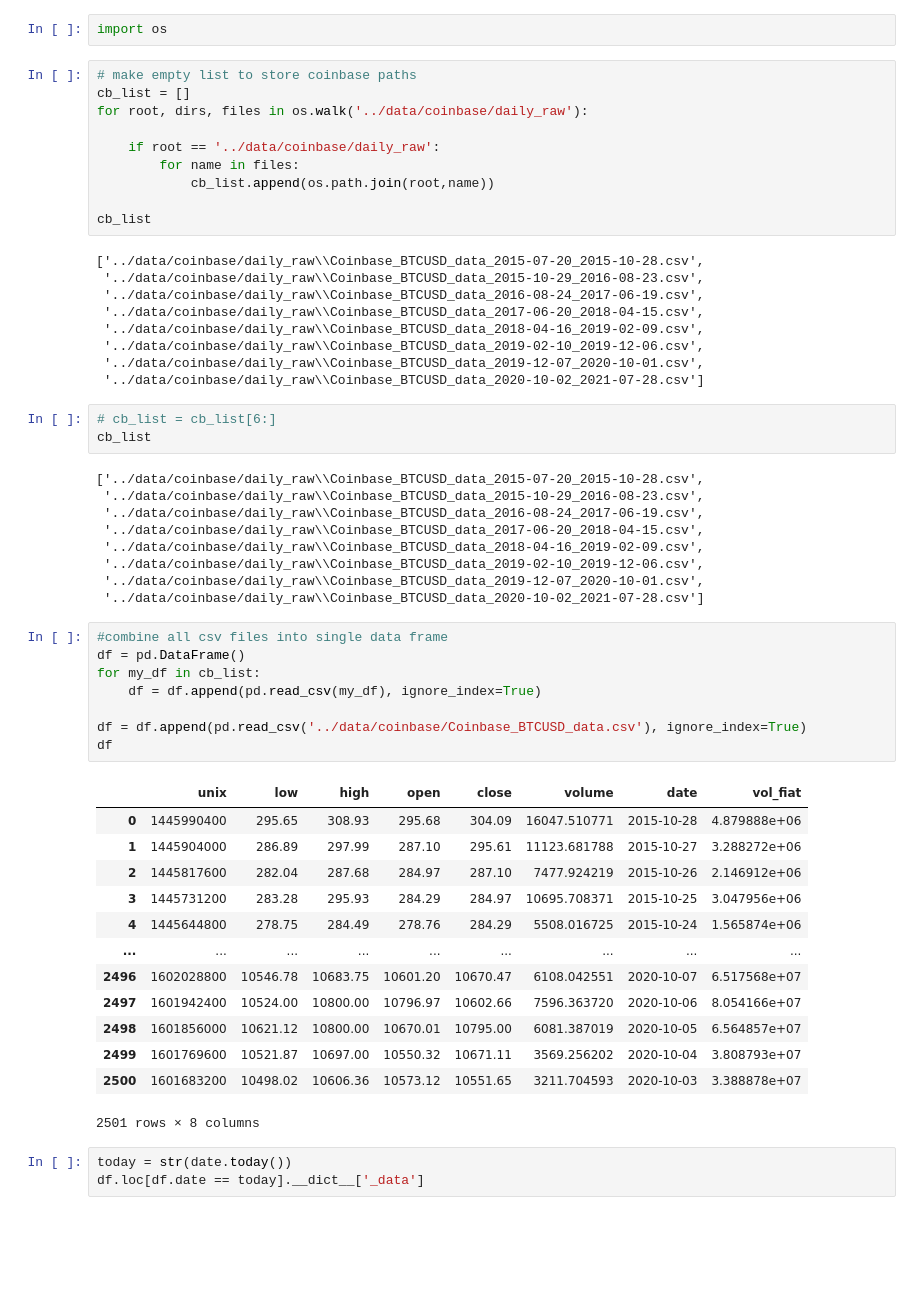
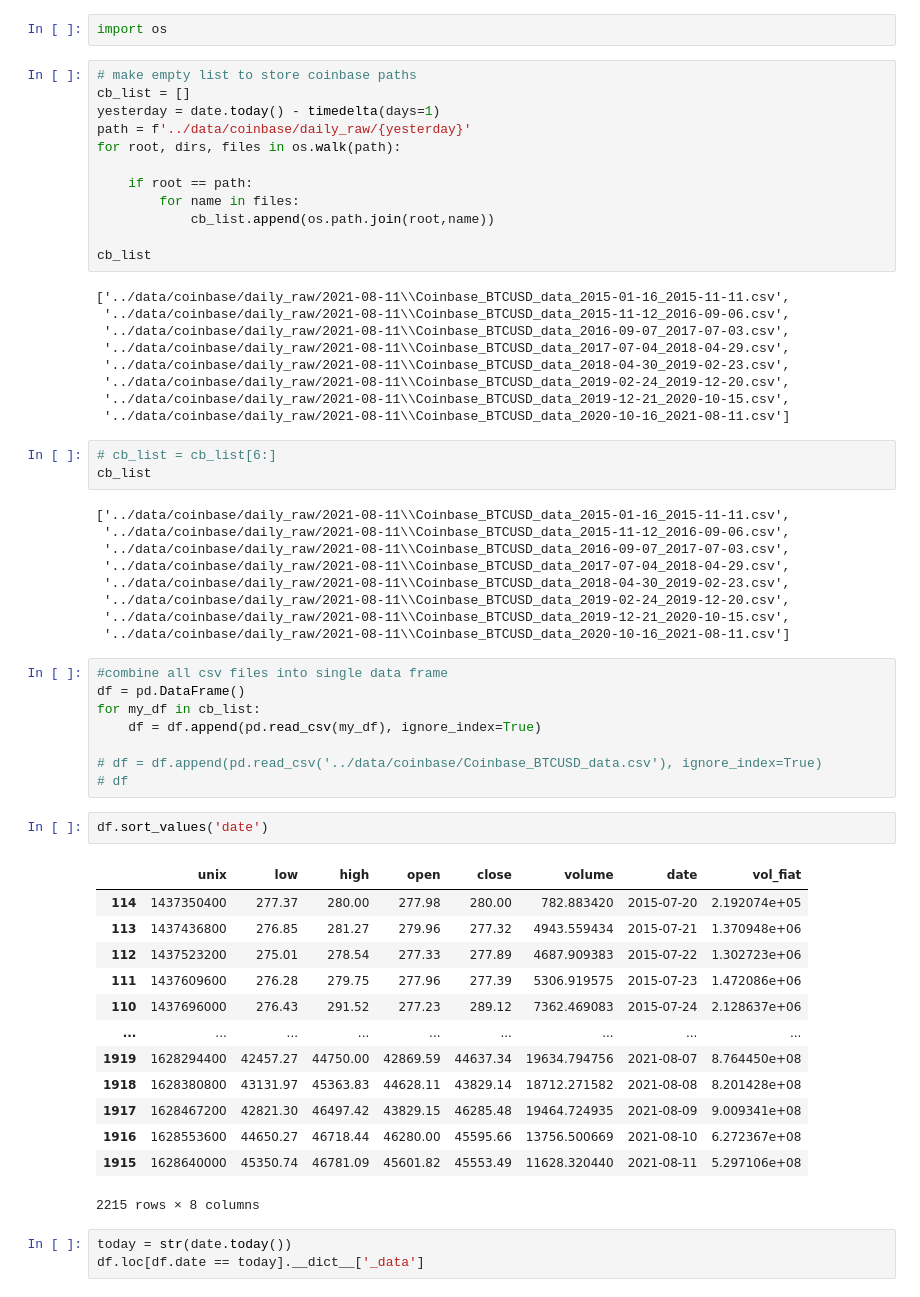
Before and after one commit to samjdedes/time_series_analysis, a Jupyter notebook: notebooks/get_data.ipynb, the cells around one changed output. Cells and saved outputs as stored; diff of their text form; blank space fills up the shorter version.

Commit message:
Fix df/csv approach of joining data

```diff
--- a/notebooks/get_data.ipynb
+++ b/notebooks/get_data.ipynb
@@ -321,56 +340,60 @@ import os
 # %%
 # make empty list to store coinbase paths
 cb_list = []
-for root, dirs, files in os.walk('../data/coinbase/daily_raw'):
+yesterday = date.today() - timedelta(days=1)
+path = f'../data/coinbase/daily_raw/{yesterday}'
+for root, dirs, files in os.walk(path):
 
-    if root == '../data/coinbase/daily_raw':
+    if root == path:
         for name in files:
             cb_list.append(os.path.join(root,name))
 
 cb_list
 # %% [output]
-['../data/coinbase/daily_raw\\Coinbase_BTCUSD_data_2015-07-20_2015-10-28.csv',
- '../data/coinbase/daily_raw\\Coinbase_BTCUSD_data_2015-10-29_2016-08-23.csv',
- '../data/coinbase/daily_raw\\Coinbase_BTCUSD_data_2016-08-24_2017-06-19.csv',
- '../data/coinbase/daily_raw\\Coinbase_BTCUSD_data_2017-06-20_2018-04-15.csv',
- '../data/coinbase/daily_raw\\Coinbase_BTCUSD_data_2018-04-16_2019-02-09.csv',
- '../data/coinbase/daily_raw\\Coinbase_BTCUSD_data_2019-02-10_2019-12-06.csv',
- '../data/coinbase/daily_raw\\Coinbase_BTCUSD_data_2019-12-07_2020-10-01.csv',
- '../data/coinbase/daily_raw\\Coinbase_BTCUSD_data_2020-10-02_2021-07-28.csv']
+['../data/coinbase/daily_raw/2021-08-11\\Coinbase_BTCUSD_data_2015-01-16_2015-11-11.csv',
+ '../data/coinbase/daily_raw/2021-08-11\\Coinbase_BTCUSD_data_2015-11-12_2016-09-06.csv',
+ '../data/coinbase/daily_raw/2021-08-11\\Coinbase_BTCUSD_data_2016-09-07_2017-07-03.csv',
+ '../data/coinbase/daily_raw/2021-08-11\\Coinbase_BTCUSD_data_2017-07-04_2018-04-29.csv',
+ '../data/coinbase/daily_raw/2021-08-11\\Coinbase_BTCUSD_data_2018-04-30_2019-02-23.csv',
+ '../data/coinbase/daily_raw/2021-08-11\\Coinbase_BTCUSD_data_2019-02-24_2019-12-20.csv',
+ '../data/coinbase/daily_raw/2021-08-11\\Coinbase_BTCUSD_data_2019-12-21_2020-10-15.csv',
+ '../data/coinbase/daily_raw/2021-08-11\\Coinbase_BTCUSD_data_2020-10-16_2021-08-11.csv']
 # %%
 # cb_list = cb_list[6:]
 cb_list
 # %% [output]
-['../data/coinbase/daily_raw\\Coinbase_BTCUSD_data_2015-07-20_2015-10-28.csv',
- '../data/coinbase/daily_raw\\Coinbase_BTCUSD_data_2015-10-29_2016-08-23.csv',
- '../data/coinbase/daily_raw\\Coinbase_BTCUSD_data_2016-08-24_2017-06-19.csv',
- '../data/coinbase/daily_raw\\Coinbase_BTCUSD_data_2017-06-20_2018-04-15.csv',
- '../data/coinbase/daily_raw\\Coinbase_BTCUSD_data_2018-04-16_2019-02-09.csv',
- '../data/coinbase/daily_raw\\Coinbase_BTCUSD_data_2019-02-10_2019-12-06.csv',
- '../data/coinbase/daily_raw\\Coinbase_BTCUSD_data_2019-12-07_2020-10-01.csv',
- '../data/coinbase/daily_raw\\Coinbase_BTCUSD_data_2020-10-02_2021-07-28.csv']
+['../data/coinbase/daily_raw/2021-08-11\\Coinbase_BTCUSD_data_2015-01-16_2015-11-11.csv',
+ '../data/coinbase/daily_raw/2021-08-11\\Coinbase_BTCUSD_data_2015-11-12_2016-09-06.csv',
+ '../data/coinbase/daily_raw/2021-08-11\\Coinbase_BTCUSD_data_2016-09-07_2017-07-03.csv',
+ '../data/coinbase/daily_raw/2021-08-11\\Coinbase_BTCUSD_data_2017-07-04_2018-04-29.csv',
+ '../data/coinbase/daily_raw/2021-08-11\\Coinbase_BTCUSD_data_2018-04-30_2019-02-23.csv',
+ '../data/coinbase/daily_raw/2021-08-11\\Coinbase_BTCUSD_data_2019-02-24_2019-12-20.csv',
+ '../data/coinbase/daily_raw/2021-08-11\\Coinbase_BTCUSD_data_2019-12-21_2020-10-15.csv',
+ '../data/coinbase/daily_raw/2021-08-11\\Coinbase_BTCUSD_data_2020-10-16_2021-08-11.csv']
 # %%
 #combine all csv files into single data frame
 df = pd.DataFrame()
 for my_df in cb_list:
     df = df.append(pd.read_csv(my_df), ignore_index=True)
 
-df = df.append(pd.read_csv('../data/coinbase/Coinbase_BTCUSD_data.csv'), ignore_index=True)
-df
+# df = df.append(pd.read_csv('../data/coinbase/Coinbase_BTCUSD_data.csv'), ignore_index=True)
+# df
-# %% [output]
-|  | unix | low | high | open | close | volume | date | vol_fiat |
-| 0 | 1445990400 | 295.65 | 308.93 | 295.68 | 304.09 | 16047.510771 | 2015-10-28 | 4.879888e+06 |
-| 1 | 1445904000 | 286.89 | 297.99 | 287.10 | 295.61 | 11123.681788 | 2015-10-27 | 3.288272e+06 |
-| 2 | 1445817600 | 282.04 | 287.68 | 284.97 | 287.10 | 7477.924219 | 2015-10-26 | 2.146912e+06 |
-| 3 | 1445731200 | 283.28 | 295.93 | 284.29 | 284.97 | 10695.708371 | 2015-10-25 | 3.047956e+06 |
-| 4 | 1445644800 | 278.75 | 284.49 | 278.76 | 284.29 | 5508.016725 | 2015-10-24 | 1.565874e+06 |
-| ... | ... | ... | ... | ... | ... | ... | ... | ... |
-| 2496 | 1602028800 | 10546.78 | 10683.75 | 10601.20 | 10670.47 | 6108.042551 | 2020-10-07 | 6.517568e+07 |
-| 2497 | 1601942400 | 10524.00 | 10800.00 | 10796.97 | 10602.66 | 7596.363720 | 2020-10-06 | 8.054166e+07 |
-| 2498 | 1601856000 | 10621.12 | 10800.00 | 10670.01 | 10795.00 | 6081.387019 | 2020-10-05 | 6.564857e+07 |
-| 2499 | 1601769600 | 10521.87 | 10697.00 | 10550.32 | 10671.11 | 3569.256202 | 2020-10-04 | 3.808793e+07 |
-| 2500 | 1601683200 | 10498.02 | 10606.36 | 10573.12 | 10551.65 | 3211.704593 | 2020-10-03 | 3.388878e+07 |
-2501 rows × 8 columns
+# %%
+df.sort_values('date')
+# %% [output]
+|  | unix | low | high | open | close | volume | date | vol_fiat |
+| 114 | 1437350400 | 277.37 | 280.00 | 277.98 | 280.00 | 782.883420 | 2015-07-20 | 2.192074e+05 |
+| 113 | 1437436800 | 276.85 | 281.27 | 279.96 | 277.32 | 4943.559434 | 2015-07-21 | 1.370948e+06 |
+| 112 | 1437523200 | 275.01 | 278.54 | 277.33 | 277.89 | 4687.909383 | 2015-07-22 | 1.302723e+06 |
+| 111 | 1437609600 | 276.28 | 279.75 | 277.96 | 277.39 | 5306.919575 | 2015-07-23 | 1.472086e+06 |
+| 110 | 1437696000 | 276.43 | 291.52 | 277.23 | 289.12 | 7362.469083 | 2015-07-24 | 2.128637e+06 |
+| ... | ... | ... | ... | ... | ... | ... | ... | ... |
+| 1919 | 1628294400 | 42457.27 | 44750.00 | 42869.59 | 44637.34 | 19634.794756 | 2021-08-07 | 8.764450e+08 |
+| 1918 | 1628380800 | 43131.97 | 45363.83 | 44628.11 | 43829.14 | 18712.271582 | 2021-08-08 | 8.201428e+08 |
+| 1917 | 1628467200 | 42821.30 | 46497.42 | 43829.15 | 46285.48 | 19464.724935 | 2021-08-09 | 9.009341e+08 |
+| 1916 | 1628553600 | 44650.27 | 46718.44 | 46280.00 | 45595.66 | 13756.500669 | 2021-08-10 | 6.272367e+08 |
+| 1915 | 1628640000 | 45350.74 | 46781.09 | 45601.82 | 45553.49 | 11628.320440 | 2021-08-11 | 5.297106e+08 |
+2215 rows × 8 columns
 # %%
 today = str(date.today())
 df.loc[df.date == today].__dict__['_data']
```
Also changed, not shown: parts of 13 cells of this notebook.
